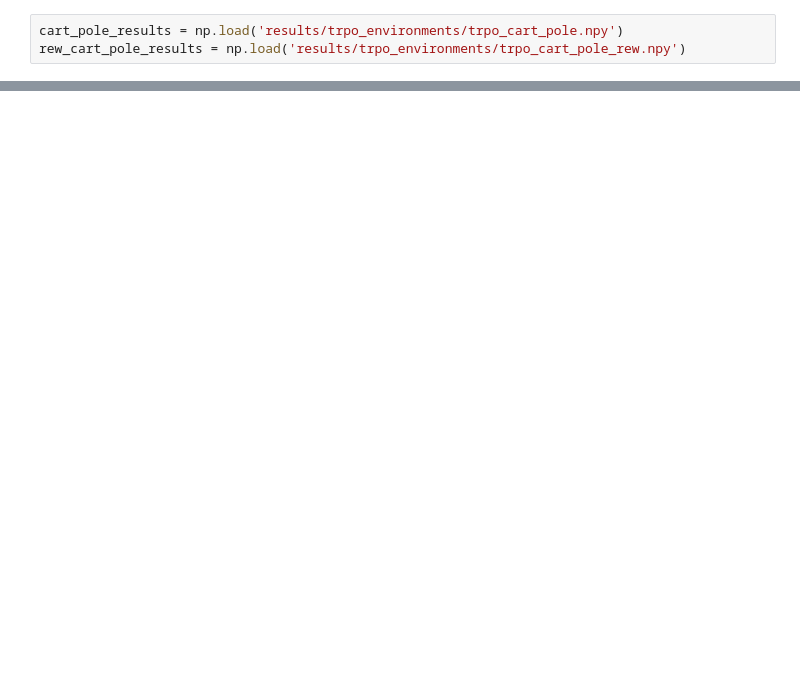
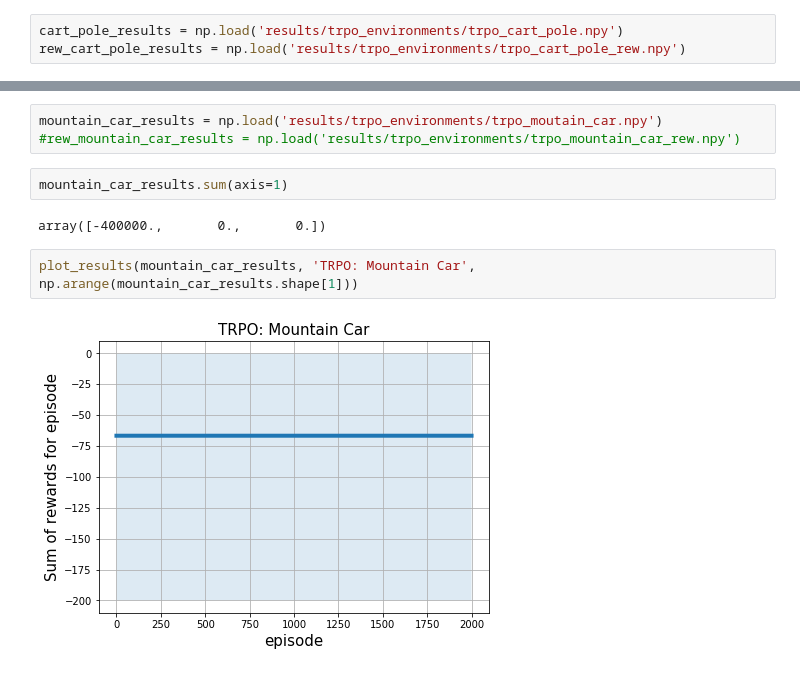
Before and after one commit to VakhrameevaLiza/exploration_pytorch, a Jupyter notebook: run_experiments/trpo results.ipynb, the cells around one changed output, grey strips where cells are left out. Cells and saved outputs as stored; diff of their text form; blank space fills up the shorter version.

```diff
--- a/run_experiments/trpo results.ipynb
+++ b/run_experiments/trpo results.ipynb
@@ -104,0 +115,11 @@ plot_results_different(cart_pole_results, rew_cart_pole_results,
+# %%
+mountain_car_results = np.load('results/trpo_environments/trpo_moutain_car.npy')
+#rew_mountain_car_results = np.load('results/trpo_environments/trpo_mountain_car_rew.npy')
+# %%
+mountain_car_results.sum(axis=1)
+# %% [output]
+array([-400000.,       0.,       0.])
+# %%
+plot_results(mountain_car_results, 'TRPO: Mountain Car', np.arange(mountain_car_results.shape[1]))
+# %% [output]
+[figure, added]
```
Also changed, not shown: parts of 6 cells of this notebook, 11 other files.
